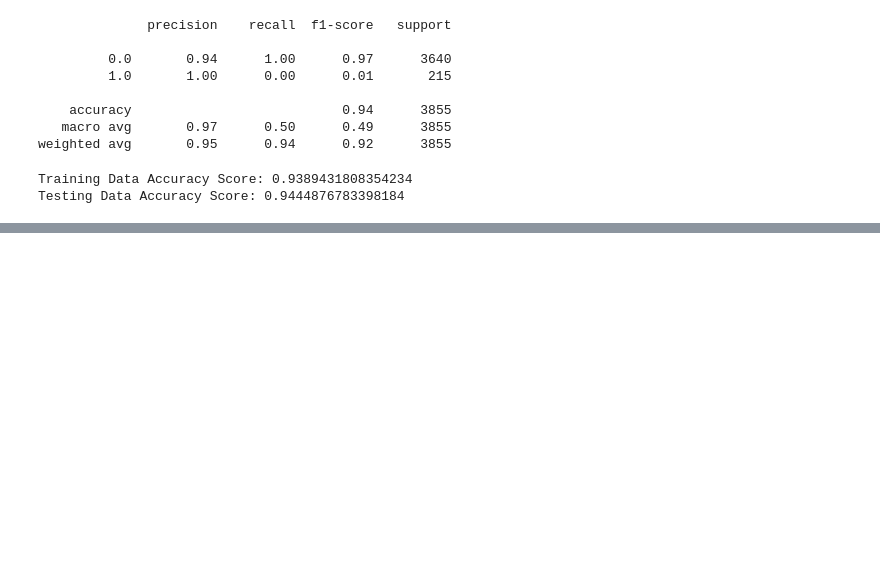
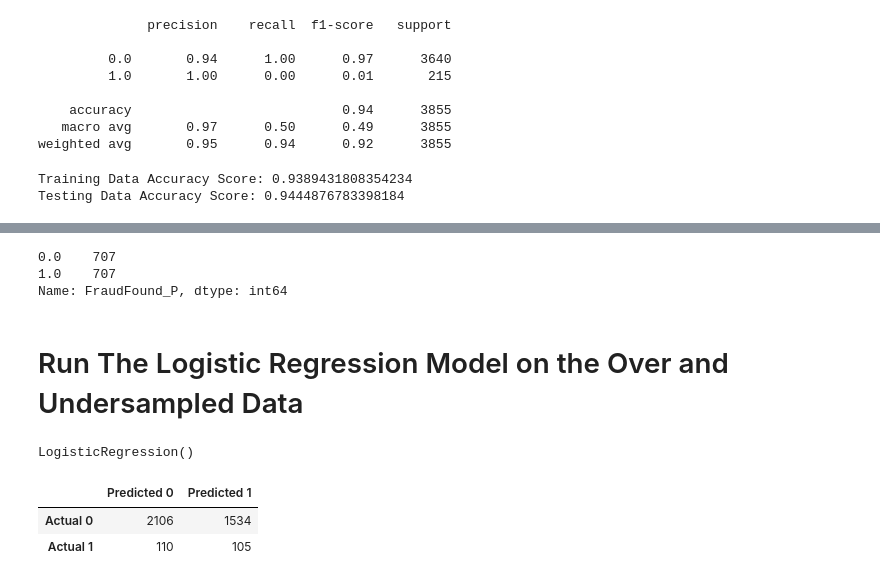
Before and after one commit to idamanue/Project-2, a Jupyter notebook: Chelsea_oracle_cleaning.ipynb, the cells around one changed output, grey strips where cells are left out. Drawn from its saved outputs; the diff is of its cells as text; code cells hidden in the pictures; blank space fills up the shorter version.

Commit message:
under-oversampled

```diff
--- a/Chelsea_oracle_cleaning.ipynb
+++ b/Chelsea_oracle_cleaning.ipynb
@@ -431,0 +440,10 @@ Testing Data Accuracy Score: 0.9444876783398184
+# %%
+# Import the RandomOverSampler module form imbalanced-learn
+from imblearn.over_sampling import RandomOverSampler
+
+# Instantiate the random oversampler model
+# # Assign a random_state parameter of 1 to the model
+ros_model = RandomOverSampler(random_state=1)
+
+# Fit the original training data to the random_oversampler model
+X_oversampled, y_oversampled = ros_model.fit_resample(X_train_scaled, y_train)
@@ -431,0 +466,31 @@ Testing Data Accuracy Score: 0.9444876783398184
+# %%
+# Count y values to ensure resampling is balanced
+y_undersampled.value_counts()
+# %% [output]
+0.0    707
+1.0    707
+Name: FraudFound_P, dtype: int64
+# %% [markdown]
+# Run The Logistic Regression Model on the Over and Undersampled Data
+# %%
+# Instantiate a new LR model
+lr_model_oversampled = LogisticRegression()
+
+# Fit the oversampled data the new model
+lr_model_oversampled.fit(X_oversampled, y_oversampled)
+# %% [output]
+LogisticRegression()
+# %%
+# Predict for Oversampled Testing Values
+oversampled_test_predictions = lr_model_oversampled.predict(X_test_scaled)
+# %%
+# View Confusion Matrix for Model on Oversampled Data
+oversampled_conf_matrix = confusion_matrix(y_test, oversampled_test_predictions)
+
+# Put Confusion matrix into Dataframe
+oversampled_matrix = pd.DataFrame(oversampled_conf_matrix, index=['Actual 0', 'Actual 1'], columns=['Predicted 0', 'Predicted 1'])
+oversampled_matrix
+# %% [output]
+|  | Predicted 0 | Predicted 1 |
+| Actual 0 | 2106 | 1534 |
+| Actual 1 | 110 | 105 |
```
Also changed, not shown: parts of 12 cells of this notebook, 1 other file.
